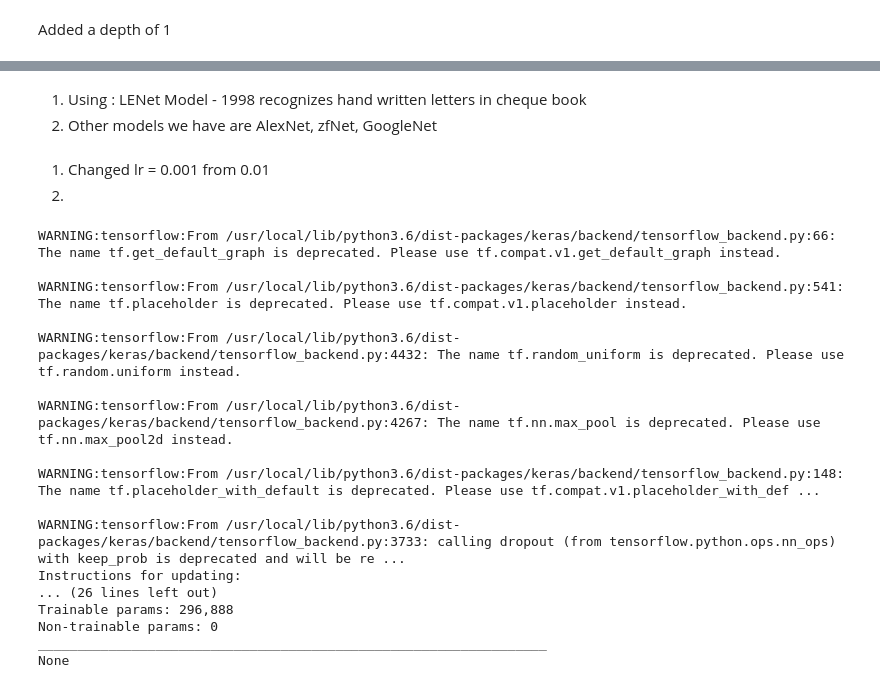
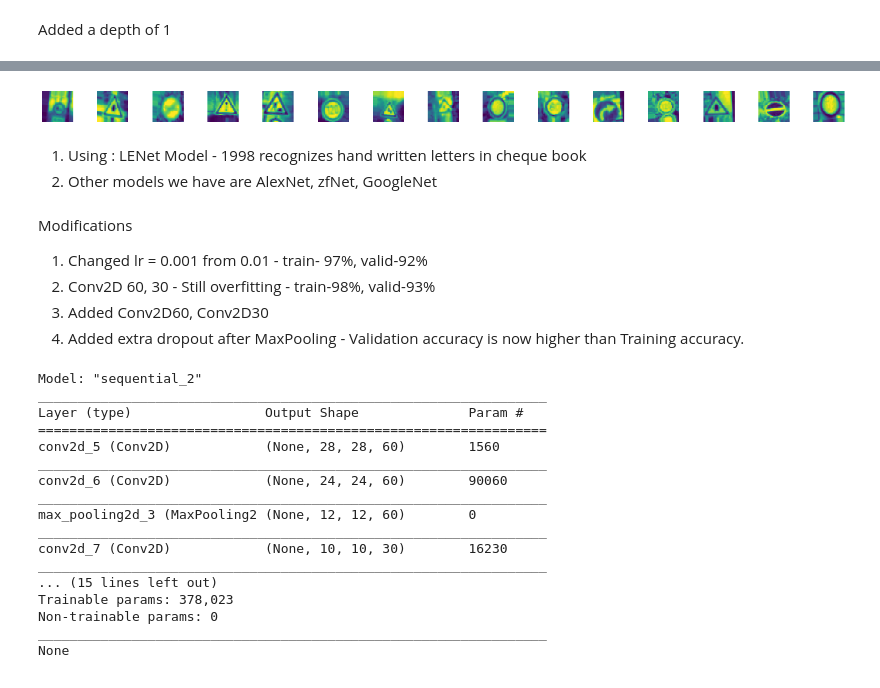
Before and after one commit to kiran20v/python, a Jupyter notebook: Traffic_Signs_FitGen_Convolutional_Neural_Network.ipynb, the cells around one changed output, grey strips where cells are left out. Cells and saved outputs as stored; diff of their text form; code cells hidden in the pictures.

```diff
--- a/Traffic_Signs_FitGen_Convolutional_Neural_Network.ipynb
+++ b/Traffic_Signs_FitGen_Convolutional_Neural_Network.ipynb
@@ -189,3 +202,15 @@ X_val = X_val.reshape(4410, 32, 32, 1)
+# %%
+batches = datagen.flow(X_train, y_train, batch_size=20)
+X_batch, y_batch = next(batches)
+
+fig, axs = plt.subplots(1, 15, figsize=(20,5))
+fig.tight_layout()
+
+for i in range(15):
+    axs[i].imshow(X_batch[i].reshape(32,32))
+    axs[i].axis('off')
+# %% [output]
+[figure, added]
 # %%
 
 y_train = to_categorical(y_train, 43)
@@ -194,10 +219,12 @@ y_val = to_categorical(y_val, 43)
 # %% [markdown]
 1.   Using : LENet Model - 1998 recognizes hand written letters in cheque book
 2.   Other models we have are AlexNet, zfNet, GoogleNet
-# %% [markdown]
-
-
-1.   Changed lr = 0.001 from 0.01
-2.
+# %% [markdown]
+Modifications
+
+1.   Changed lr = 0.001 from 0.01 - train- 97%, valid-92%
+2.   Conv2D 60, 30 - Still overfitting - train-98%, valid-93%
+3.   Added Conv2D60, Conv2D30
+4.   Added extra dropout after MaxPooling - Validation accuracy is now higher than Training accuracy.
 # %%
 # Define leNet model
@@ -214,23 +245,23 @@ def leNet_model():
     model.compile(Adam(lr=0.001), loss='categorical_crossentropy', metrics=['accuracy'])
     return model
 # %%
-model = leNet_model()
+model = modified_model()
 print(model.summary())
 # %% [output]
-WARNING:tensorflow:From /usr/local/lib/python3.6/dist-packages/keras/backend/tensorflow_backend.py:66: The name tf.get_default_graph is deprecated. Please use tf.compat.v1.get_default_graph instead.
-
-WARNING:tensorflow:From /usr/local/lib/python3.6/dist-packages/keras/backend/tensorflow_backend.py:541: The name tf.placeholder is deprecated. Please use tf.compat.v1.placeholder instead.
-
-WARNING:tensorflow:From /usr/local/lib/python3.6/dist-packages/keras/backend/tensorflow_backend.py:4432: The name tf.random_uniform is deprecated. Please use tf.random.uniform instead.
-
-WARNING:tensorflow:From /usr/local/lib/python3.6/dist-packages/keras/backend/tensorflow_backend.py:4267: The name tf.nn.max_pool is deprecated. Please use tf.nn.max_pool2d instead.
-
-WARNING:tensorflow:From /usr/local/lib/python3.6/dist-packages/keras/backend/tensorflow_backend.py:148: The name tf.placeholder_with_default is deprecated. Please use tf.compat.v1.placeholder_with_def ...
-
-WARNING:tensorflow:From /usr/local/lib/python3.6/dist-packages/keras/backend/tensorflow_backend.py:3733: calling dropout (from tensorflow.python.ops.nn_ops) with keep_prob is deprecated and will be re ...
-Instructions for updating:
-... (26 lines left out)
-Trainable params: 296,888
+Model: "sequential_2"
+_________________________________________________________________
+Layer (type)                 Output Shape              Param #
+=================================================================
+conv2d_5 (Conv2D)            (None, 28, 28, 60)        1560
+_________________________________________________________________
+conv2d_6 (Conv2D)            (None, 24, 24, 60)        90060
+_________________________________________________________________
+max_pooling2d_3 (MaxPooling2 (None, 12, 12, 60)        0
+_________________________________________________________________
+conv2d_7 (Conv2D)            (None, 10, 10, 30)        16230
+_________________________________________________________________
+... (15 lines left out)
+Trainable params: 378,023
 Non-trainable params: 0
 _________________________________________________________________
 None
```
Also changed, not shown: parts of 12 cells of this notebook.
